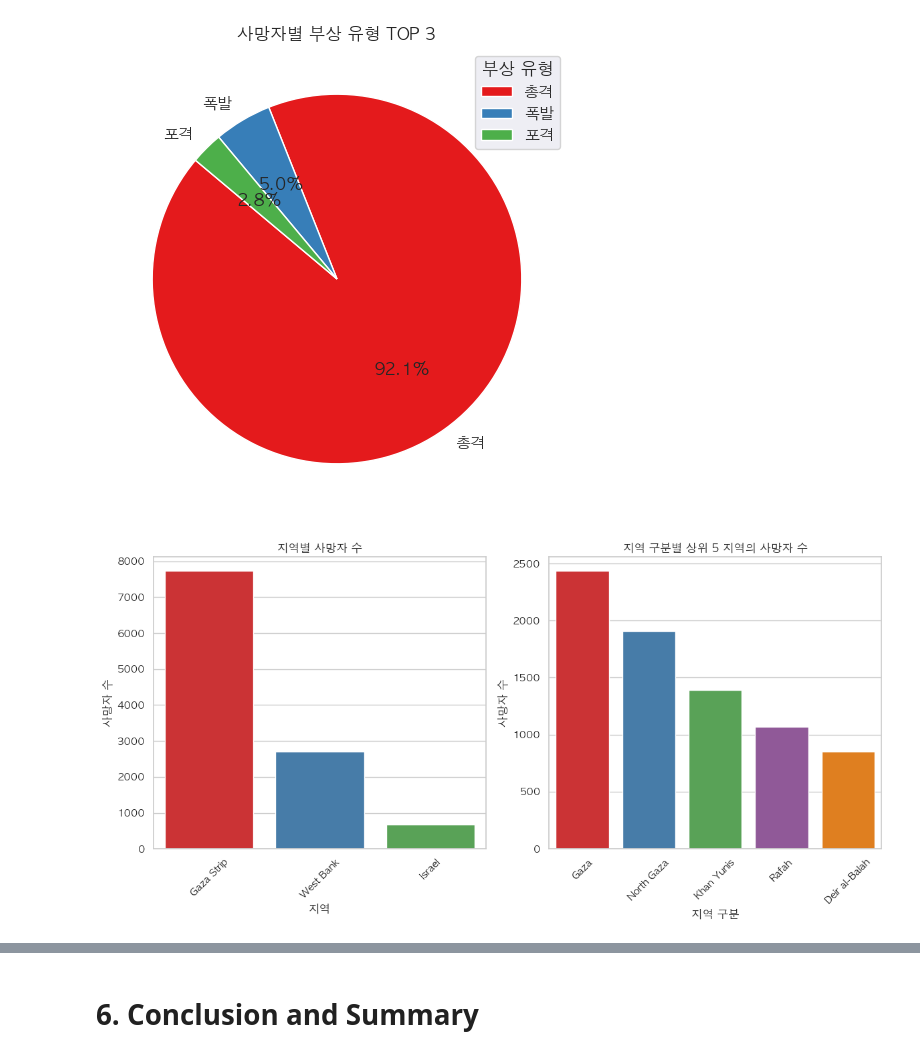
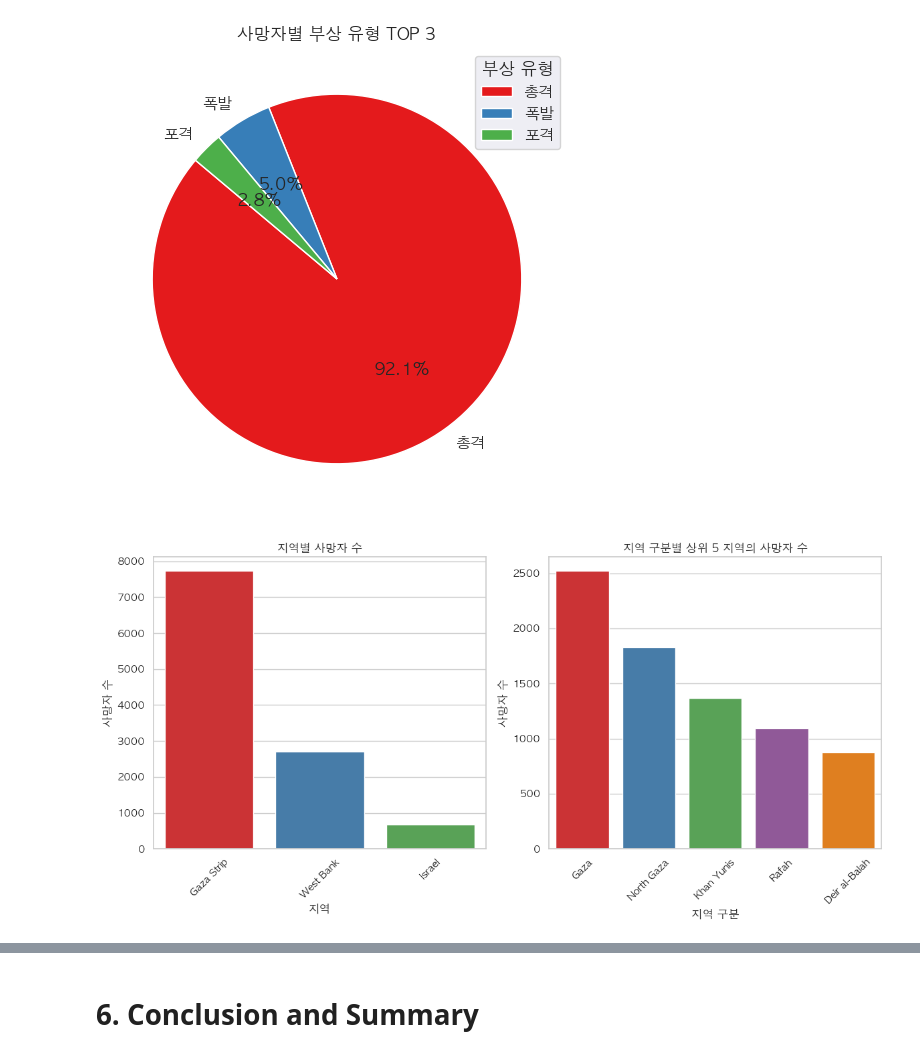
Before and after one commit to PSLeon24/Israeli-Palestinian_Data_Analysis_Project, a Jupyter notebook: index.ipynb, the cells around one changed output, grey strips where cells are left out. Cells and saved outputs as stored; diff of their text form; code cells hidden in the pictures.

```diff
--- a/index.ipynb
+++ b/index.ipynb
@@ -315,33 +316,33 @@ plt.show()
 # %%
 # 지역별 사망률 분석
 region_death_counts = df['event_location_region'].value_counts()
-district_death_counts = df['event_location_district'].value_counts()
+district_death_counts = df['place_of_residence_district'].value_counts()
 
 sns.set(style="whitegrid", palette="Set1")
 plt.rcParams['font.family'] = 'AppleGothic'
 plt.figure(figsize=(12, 6))
 
 # 첫 번째 subplot: 지역별 사망자 수
 plt.subplot(1, 2, 1)
 sns.barplot(x=region_death_counts.index, y=region_death_counts.values, palette="Set1")
 plt.title("지역별 사망자 수")
 plt.xlabel("지역")
 plt.ylabel("사망자 수")
 plt.xticks(rotation=45)
 
 # 두 번째 subplot: 지역 구분별 상위 5 지역의 사망자 수
 plt.subplot(1, 2, 2)
 sns.barplot(x=district_death_counts[:5].index, y=district_death_counts[:5].values, palette="Set1")
 plt.title("지역 구분별 상위 5 지역의 사망자 수")
 plt.xlabel("지역 구분")
 plt.ylabel("사망자 수")
 plt.xticks(rotation=45)
 
 # 그래프를 표시
 plt.tight_layout()
 plt.show()
 # %% [output]
-[figure, old version]
+[figure, new version]
 # %%
 # 주요 지역 좌표 정의
 district_coords = {
```
Also changed, not shown: parts of 2 cells of this notebook.
